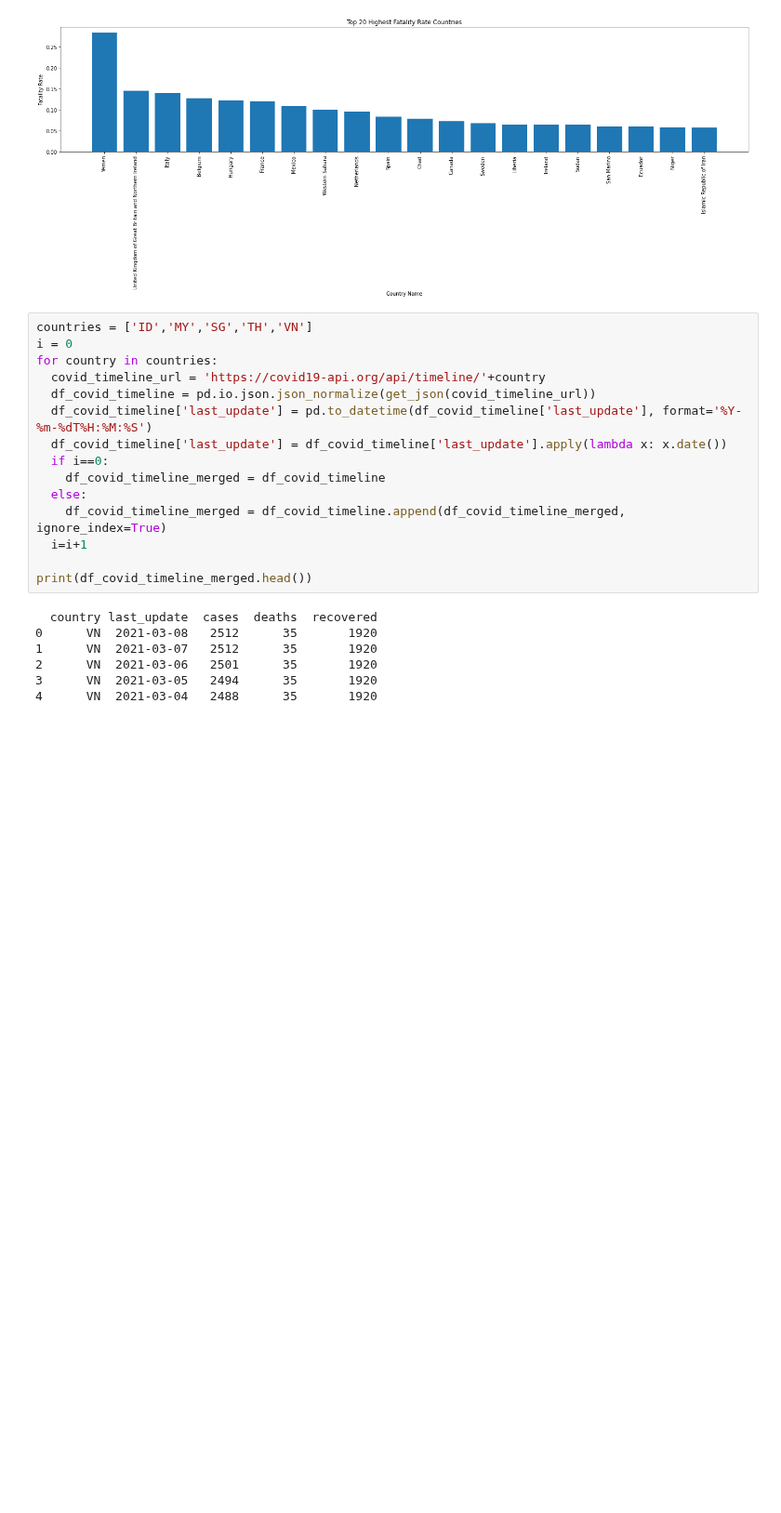
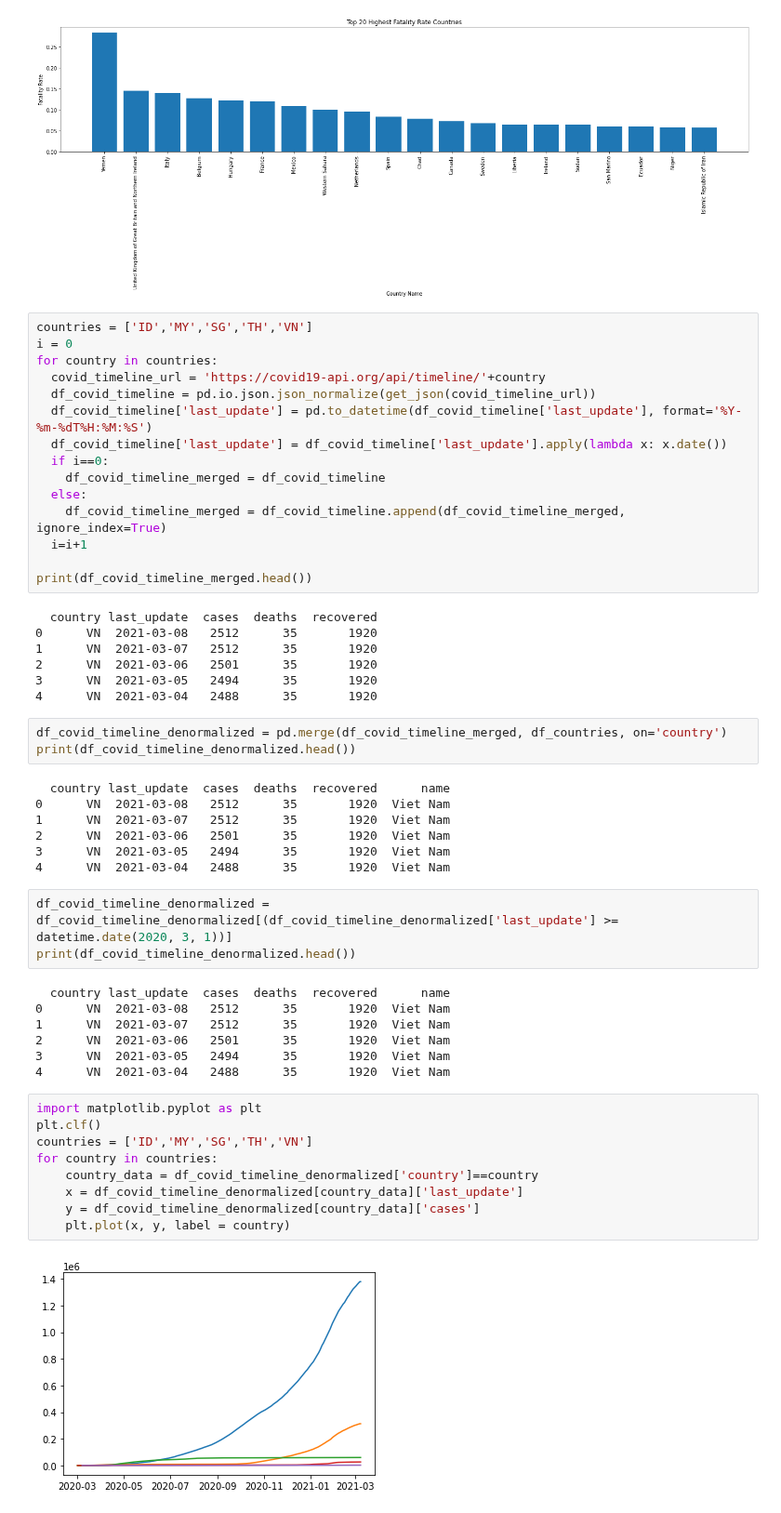
Before and after one commit to nurahsanadzim/Analisis-Data-COVID19-di-Dunia-ASEAN, a Jupyter notebook: Analisis_Data_COVID19_di_Dunia_&_ASEAN.ipynb, the cells around one changed output. Shown at 93% size. Saved outputs shown, nothing was run; the diff lists cells and outputs as text; blank space fills up the shorter version.

Commit message:
visualization cases in asean

```diff
--- a/Analisis_Data_COVID19_di_Dunia_&_ASEAN.ipynb
+++ b/Analisis_Data_COVID19_di_Dunia_&_ASEAN.ipynb
@@ -104,3 +105,34 @@ print(df_covid_timeline_merged.head())
 2      VN  2021-03-06   2501      35       1920
 3      VN  2021-03-05   2494      35       1920
 4      VN  2021-03-04   2488      35       1920
+# %%
+df_covid_timeline_denormalized = pd.merge(df_covid_timeline_merged, df_countries, on='country')
+print(df_covid_timeline_denormalized.head())
+# %% [output]
+  country last_update  cases  deaths  recovered      name
+0      VN  2021-03-08   2512      35       1920  Viet Nam
+1      VN  2021-03-07   2512      35       1920  Viet Nam
+2      VN  2021-03-06   2501      35       1920  Viet Nam
+3      VN  2021-03-05   2494      35       1920  Viet Nam
+4      VN  2021-03-04   2488      35       1920  Viet Nam
+# %%
+df_covid_timeline_denormalized = df_covid_timeline_denormalized[(df_covid_timeline_denormalized['last_update'] >= datetime.date(2020, 3, 1))]
+print(df_covid_timeline_denormalized.head())
+# %% [output]
+  country last_update  cases  deaths  recovered      name
+0      VN  2021-03-08   2512      35       1920  Viet Nam
+1      VN  2021-03-07   2512      35       1920  Viet Nam
+2      VN  2021-03-06   2501      35       1920  Viet Nam
+3      VN  2021-03-05   2494      35       1920  Viet Nam
+4      VN  2021-03-04   2488      35       1920  Viet Nam
+# %%
+import matplotlib.pyplot as plt
+plt.clf()
+countries = ['ID','MY','SG','TH','VN']
+for country in countries:
+	country_data = df_covid_timeline_denormalized['country']==country
+	x = df_covid_timeline_denormalized[country_data]['last_update']
+	y = df_covid_timeline_denormalized[country_data]['cases']
+	plt.plot(x, y, label = country)
+# %% [output]
+[figure, added]
```
Also changed, not shown: parts of 1 cell of this notebook.
